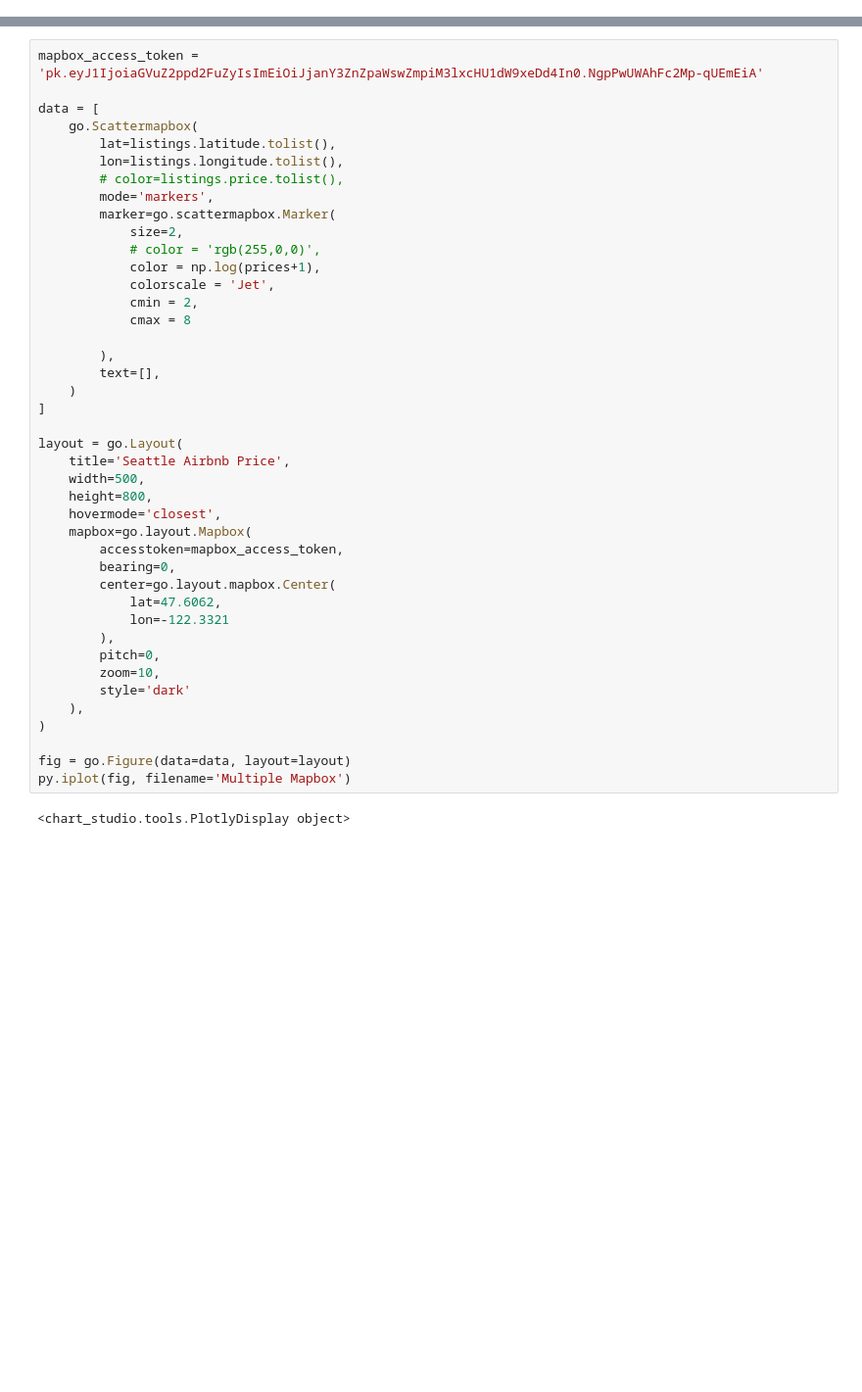
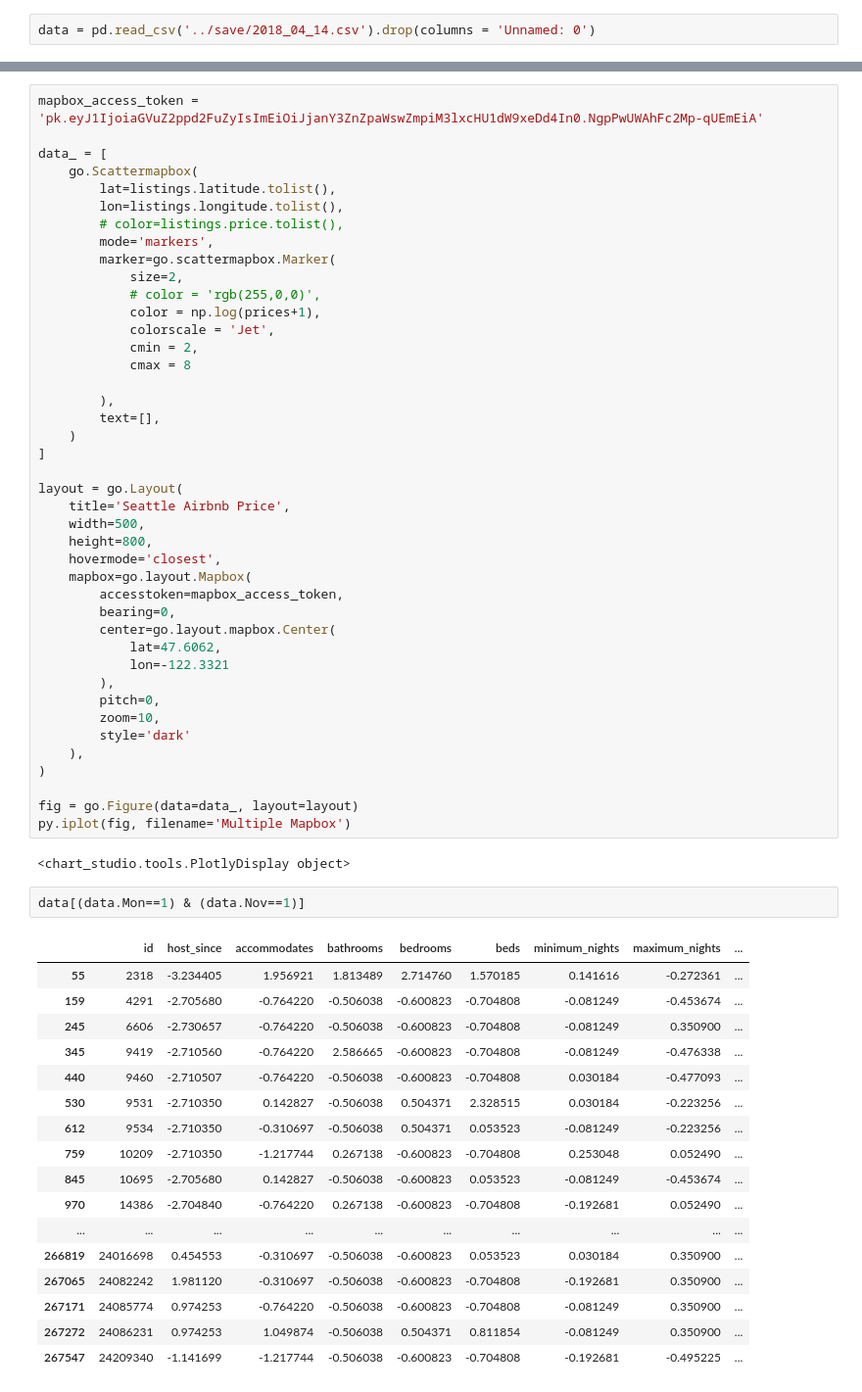
Before and after one commit to hengjiwang/seattle_airbnb_prediction, a Jupyter notebook: clean_and_feature_extraction/data_visualization.ipynb, the cells around one changed output, grey strips where cells are left out. Shown at 98% size. Saved outputs shown, nothing was run; the diff lists cells and outputs as text; blank space fills up the shorter version.

```diff
--- a/clean_and_feature_extraction/data_visualization.ipynb
+++ b/clean_and_feature_extraction/data_visualization.ipynb
@@ -11 +13,3 @@ tools.set_credentials_file(username='hengjiwang', api_key='5LRNQQ38BLqW8m0iMHoV'
+# %%
+data = pd.read_csv('../save/2018_04_14.csv').drop(columns = 'Unnamed: 0')
 # %%
@@ -38,7 +29,7 @@ plt.show()
 # %%
 mapbox_access_token = 'pk.eyJ1IjoiaGVuZ2ppd2FuZyIsImEiOiJjanY3ZnZpaWswZmpiM3lxcHU1dW9xeDd4In0.NgpPwUWAhFc2Mp-qUEmEiA'
 
-data = [
+data_ = [
     go.Scattermapbox(
         lat=listings.latitude.tolist(),
         lon=listings.longitude.tolist(),
@@ -75,7 +66,27 @@ layout = go.Layout(
     ),
 )
 
-fig = go.Figure(data=data, layout=layout)
+fig = go.Figure(data=data_, layout=layout)
 py.iplot(fig, filename='Multiple Mapbox')
 # %% [output]
 <chart_studio.tools.PlotlyDisplay object>
+# %%
+data[(data.Mon==1) & (data.Nov==1)]
+# %% [output]
+|  | id | host_since | accommodates | bathrooms | bedrooms | beds | minimum_nights | maximum_nights | ... |
+| 55 | 2318 | -3.234405 | 1.956921 | 1.813489 | 2.714760 | 1.570185 | 0.141616 | -0.272361 | ... |
+| 159 | 4291 | -2.705680 | -0.764220 | -0.506038 | -0.600823 | -0.704808 | -0.081249 | -0.453674 | ... |
+| 245 | 6606 | -2.730657 | -0.764220 | -0.506038 | -0.600823 | -0.704808 | -0.081249 | 0.350900 | ... |
+| 345 | 9419 | -2.710560 | -0.764220 | 2.586665 | -0.600823 | -0.704808 | -0.081249 | -0.476338 | ... |
+| 440 | 9460 | -2.710507 | -0.764220 | -0.506038 | -0.600823 | -0.704808 | 0.030184 | -0.477093 | ... |
+| 530 | 9531 | -2.710350 | 0.142827 | -0.506038 | 0.504371 | 2.328515 | 0.030184 | -0.223256 | ... |
+| 612 | 9534 | -2.710350 | -0.310697 | -0.506038 | 0.504371 | 0.053523 | -0.081249 | -0.223256 | ... |
+| 759 | 10209 | -2.710350 | -1.217744 | 0.267138 | -0.600823 | -0.704808 | 0.253048 | 0.052490 | ... |
+| 845 | 10695 | -2.705680 | 0.142827 | -0.506038 | -0.600823 | 0.053523 | -0.081249 | -0.453674 | ... |
+| 970 | 14386 | -2.704840 | -0.764220 | 0.267138 | -0.600823 | -0.704808 | -0.192681 | 0.052490 | ... |
+| ... | ... | ... | ... | ... | ... | ... | ... | ... | ... |
+| 266819 | 24016698 | 0.454553 | -0.310697 | -0.506038 | -0.600823 | 0.053523 | 0.030184 | 0.350900 | ... |
+| 267065 | 24082242 | 1.981120 | -0.310697 | -0.506038 | -0.600823 | -0.704808 | -0.192681 | 0.350900 | ... |
+| 267171 | 24085774 | 0.974253 | -0.764220 | -0.506038 | -0.600823 | -0.704808 | -0.081249 | 0.350900 | ... |
+| 267272 | 24086231 | 0.974253 | 1.049874 | -0.506038 | 0.504371 | 0.811854 | -0.081249 | 0.350900 | ... |
+| 267547 | 24209340 | -1.141699 | -1.217744 | -0.506038 | -0.600823 | -0.704808 | -0.192681 | -0.495225 | ... |
```
Also changed, not shown: parts of 8 cells of this notebook, 2 other files.
